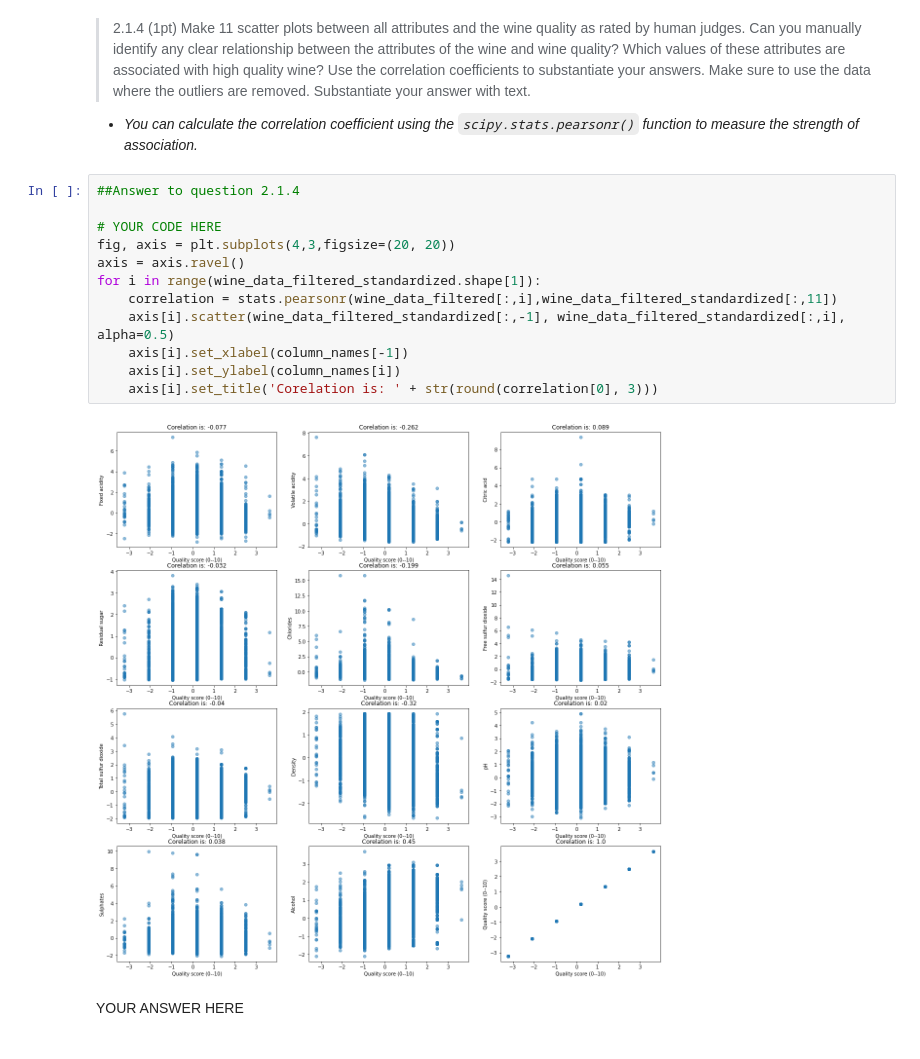
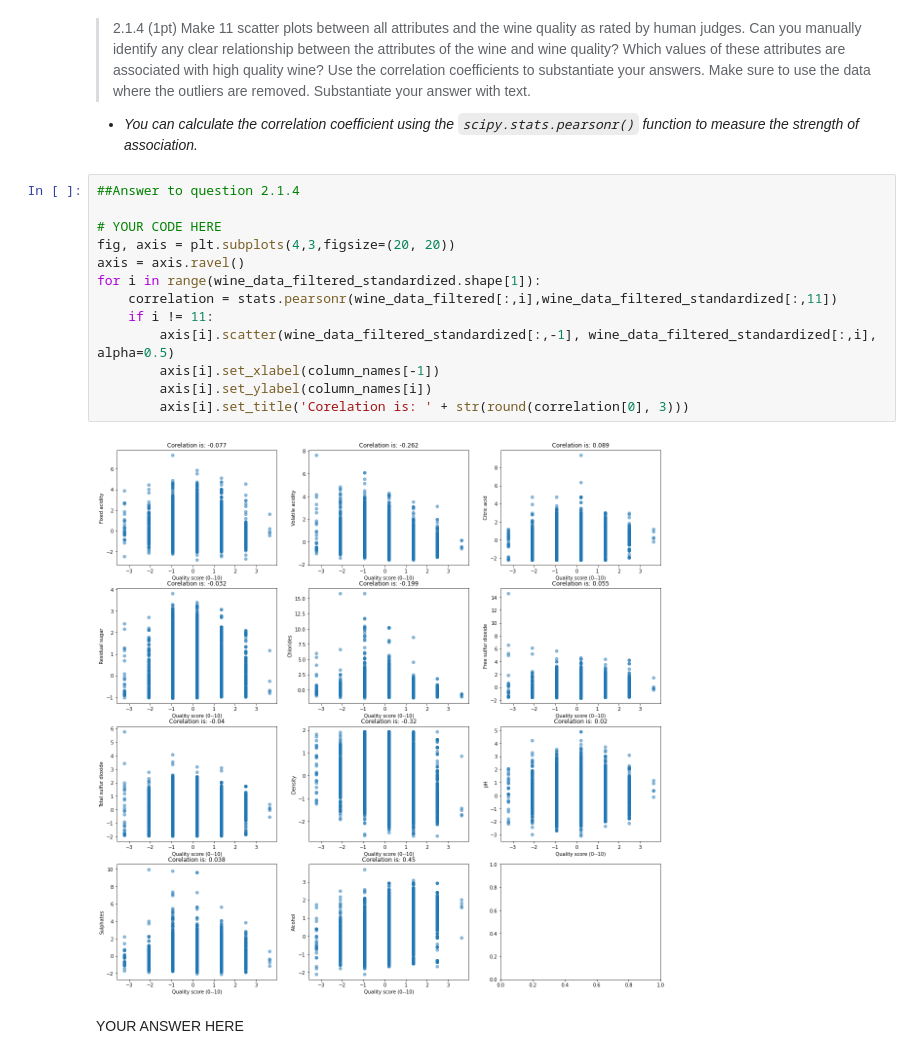
Before and after one commit to CornelisseMichael/Datamining, a Jupyter notebook: assignment_2/assignment_2/assignment_2.ipynb, the cells around one changed output. Saved outputs shown, nothing was run; the diff lists cells and outputs as text.

```diff
--- a/assignment_2/assignment_2/assignment_2.ipynb
+++ b/assignment_2/assignment_2/assignment_2.ipynb
@@ -210,17 +210,18 @@ YOUR ANSWER HERE
 # %%
 ##Answer to question 2.1.4
 
 # YOUR CODE HERE
 fig, axis = plt.subplots(4,3,figsize=(20, 20))
 axis = axis.ravel()
 for i in range(wine_data_filtered_standardized.shape[1]):
     correlation = stats.pearsonr(wine_data_filtered[:,i],wine_data_filtered_standardized[:,11])
-    axis[i].scatter(wine_data_filtered_standardized[:,-1], wine_data_filtered_standardized[:,i], alpha=0.5)
-    axis[i].set_xlabel(column_names[-1])
-    axis[i].set_ylabel(column_names[i])
-    axis[i].set_title('Corelation is: ' + str(round(correlation[0], 3)))
+    if i != 11:
+        axis[i].scatter(wine_data_filtered_standardized[:,-1], wine_data_filtered_standardized[:,i], alpha=0.5)
+        axis[i].set_xlabel(column_names[-1])
+        axis[i].set_ylabel(column_names[i])
+        axis[i].set_title('Corelation is: ' + str(round(correlation[0], 3)))
 # %% [output]
-[figure, old version]
+[figure, new version]
 # %% [markdown]
 YOUR ANSWER HERE
 # %% [markdown]
```
Also changed, not shown: parts of 1 cell of this notebook.
